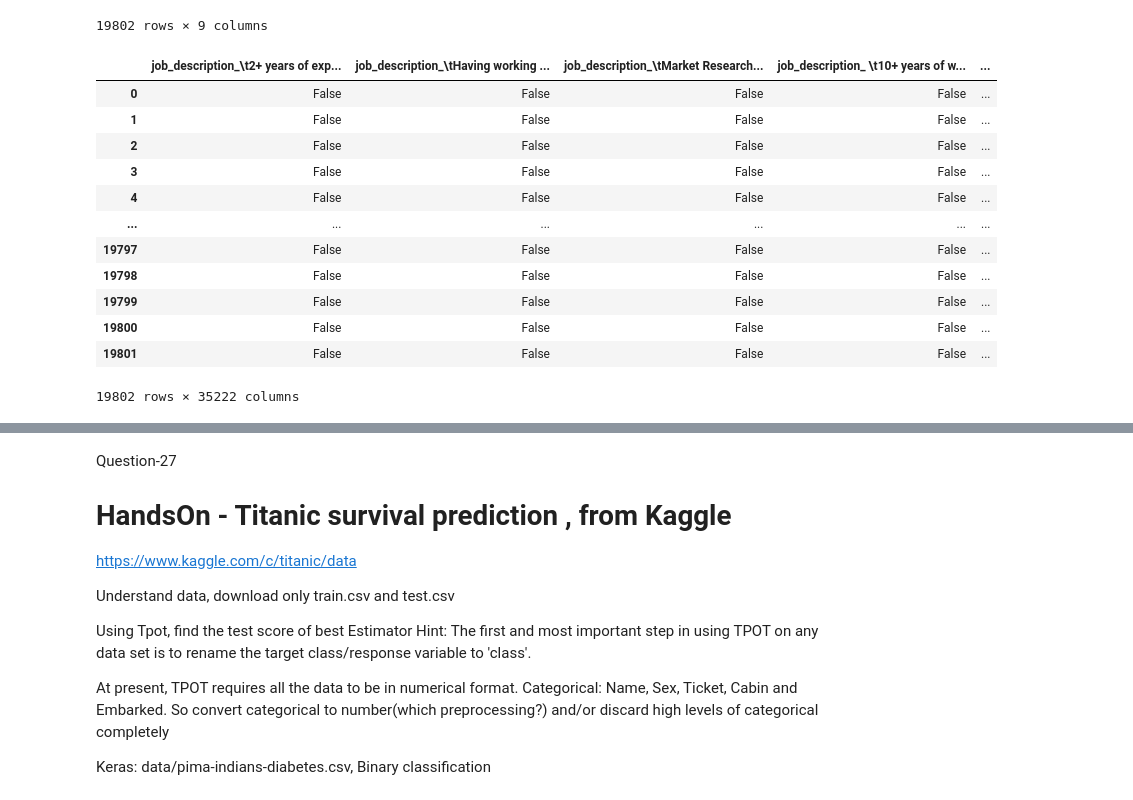
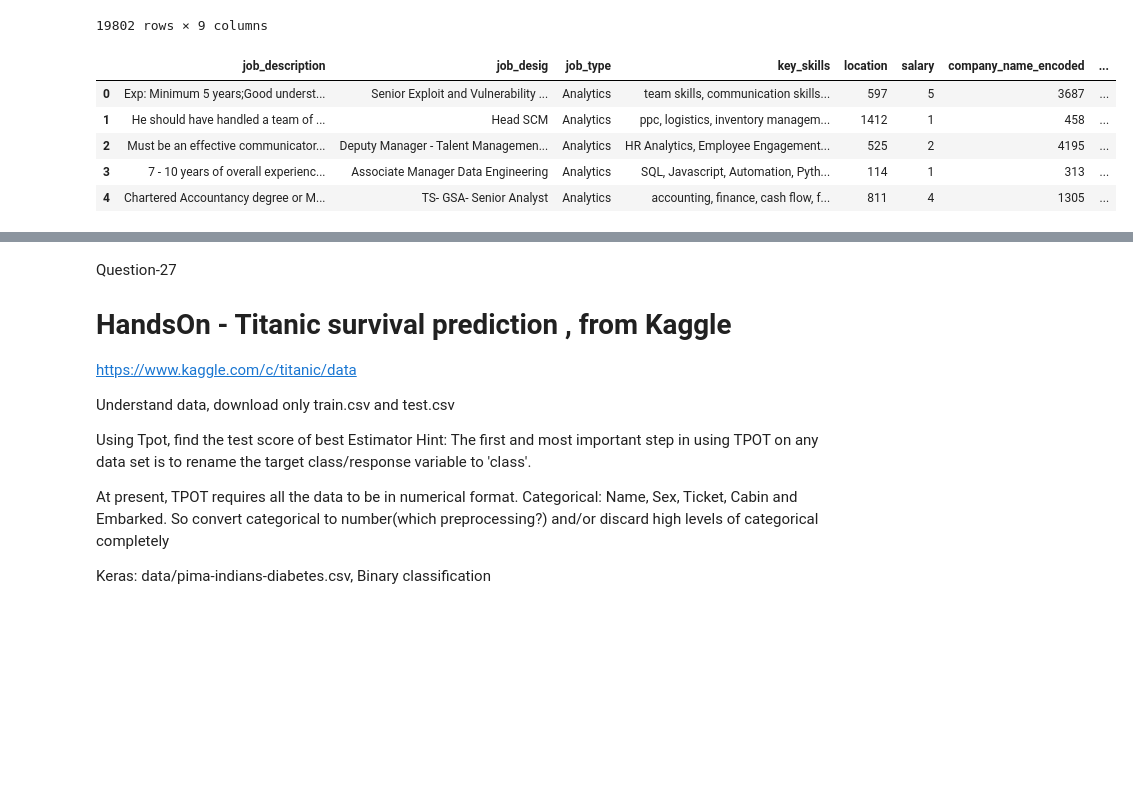
Before and after one commit to JogannagariSaiCharanReddy/Covasant, a Jupyter notebook: day12/day12.ipynb, the cells around one changed output, grey strips where cells are left out. Cells and saved outputs as stored; diff of their text form; code cells hidden in the pictures; blank space fills up the shorter version.

```diff
--- a/day12/day12.ipynb
+++ b/day12/day12.ipynb
@@ -193,23 +193,18 @@ data
 | 19801 | - 3-5 years experience with the e... | Unity 3D Developer - Mobile Games... | Analytics | IOS, XCode, Apple, Version Contro... | Hyderabad | 10to15 | 1349 | ... |
 19802 rows × 9 columns
 # %%
-le = LabelEncoder()
-data["salary"]=le.fit_transform(data["salary"])
+ln = LabelEncoder()
+data['location'] = ln.fit_transform(data['location'])
+data['salary'] = ln.fit_transform(data['salary'])
+data.head()
+# %% [output]
+|  | job_description | job_desig | job_type | key_skills | location | salary | company_name_encoded | ... |
+| 0 | Exp: Minimum 5 years;Good underst... | Senior Exploit and Vulnerability ... | Analytics | team skills, communication skills... | 597 | 5 | 3687 | ... |
+| 1 | He should have handled a team of ... | Head SCM | Analytics | ppc, logistics, inventory managem... | 1412 | 1 | 458 | ... |
+| 2 | Must be an effective communicator... | Deputy Manager - Talent Managemen... | Analytics | HR Analytics, Employee Engagement... | 525 | 2 | 4195 | ... |
+| 3 | 7 - 10 years of overall experienc... | Associate Manager Data Engineering | Analytics | SQL, Javascript, Automation, Pyth... | 114 | 1 | 313 | ... |
+| 4 | Chartered Accountancy degree or M... | TS- GSA- Senior Analyst | Analytics | accounting, finance, cash flow, f... | 811 | 4 | 1305 | ... |
 # %%
-x=data[["job_description","job_desig","key_skills","location"]]
-pd.get_dummies(x)
+X = data.loc[:,['company_name_encoded','job_desig','job_type','min_experience','max_experience','location']]
+y = data['salary']
-# %% [output]
-|  | job_description_\t2+ years of exp... | job_description_\tHaving working ... | job_description_\tMarket Research... | job_description_ \t10+ years of w... | ... |
-| 0 | False | False | False | False | ... |
-| 1 | False | False | False | False | ... |
-| 2 | False | False | False | False | ... |
-| 3 | False | False | False | False | ... |
-| 4 | False | False | False | False | ... |
-| ... | ... | ... | ... | ... | ... |
-| 19797 | False | False | False | False | ... |
-| 19798 | False | False | False | False | ... |
-| 19799 | False | False | False | False | ... |
-| 19800 | False | False | False | False | ... |
-| 19801 | False | False | False | False | ... |
-19802 rows × 35222 columns
 # %%
```
Also changed, not shown: parts of 18 cells of this notebook, 1 other file.
